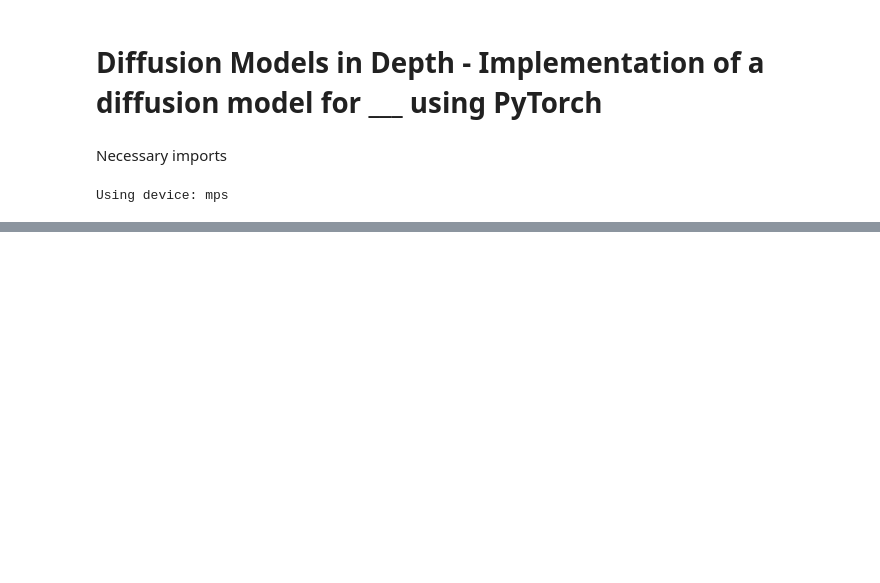
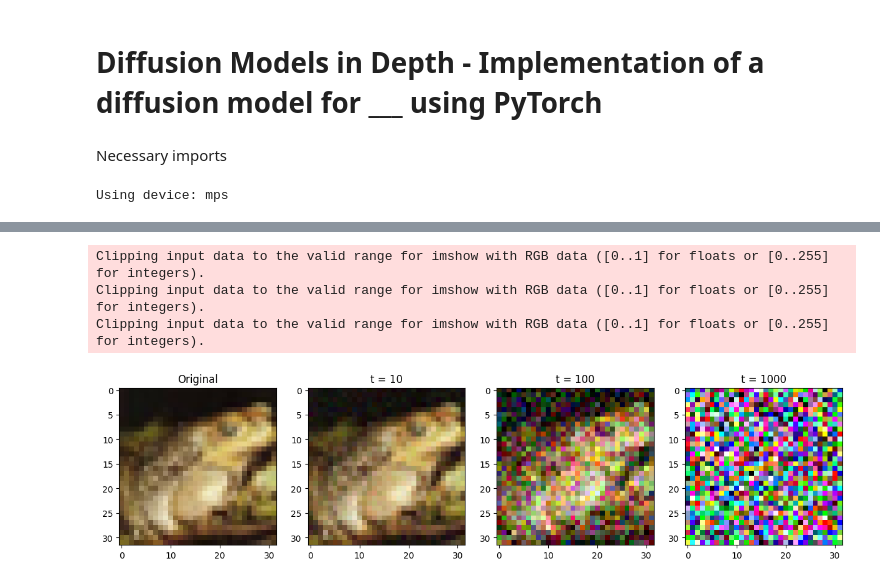
Before and after one commit to gregorysedykh/diffusion-models-in-depth, a Jupyter notebook: DMID.ipynb, the cells around one changed output, grey strips where cells are left out. Cells and saved outputs as stored; diff of their text form; code cells hidden in the pictures; blank space fills up the shorter version.

Commit message:
forward process essentials completed

```diff
--- a/DMID.ipynb
+++ b/DMID.ipynb
@@ -54,0 +63,49 @@ Clipping input data to the valid range for imshow with RGB data ([0..1] for floa
+# %%
+beta_linear_schedule = np.linspace(10**(-4), 0.02, 1000)
+
+def forward(x_0, beta_schedule, t):
+
+    # Compute the alpha schedule
+    alpha_schedule = 1 - beta_schedule
+    alpha_prod = np.cumprod(alpha_schedule)
+
+    # Convert the input to a 1D numpy array
+    x_0_copy = x_0.clone().numpy().flatten()
+
+    # Compute the mean and std
+    mean = np.sqrt(alpha_prod[t]) * x_0_copy
+    std = (1 - alpha_prod[t]) * np.eye(x_0.numpy().size)
+
+    # Sample from the multivariate normal distribution and return a tensor
+    x_t = torch.from_numpy(np.random.multivariate_normal(mean, std)).reshape(x_0.shape)
+
+    return x_t
+
+def show_forward_process(x_0, steps: list):
+
+    # Create a figure with subplots
+    fig, ax = plt.subplots(1, len(steps) + 1, figsize=(15, 5))
+
+    # Show the original image
+    ax[0].imshow((x_0[0].permute(1, 2, 0)) / 2 + 0.5)
+    ax[0].set_title("Original")
+
+    for i, t in enumerate(steps):
+        x_t = forward(x_0, beta_linear_schedule, t-1)
+        x_t = x_t[0].permute(1, 2, 0)
+        x_t = x_t / 2 + 0.5
+        ax[i + 1].imshow(x_t)
+        ax[i + 1].set_title(f"t = {t}")
+    plt.show()
+
+# Pick a random image from the dataset
+img = dataset[np.random.randint(0, len(dataset))][0]
+img = img.unsqueeze(0)
+
+# Show the forward process
+show_forward_process(img, [10, 100, 1000])
+# %% [output]
+Clipping input data to the valid range for imshow with RGB data ([0..1] for floats or [0..255] for integers).
+Clipping input data to the valid range for imshow with RGB data ([0..1] for floats or [0..255] for integers).
+Clipping input data to the valid range for imshow with RGB data ([0..1] for floats or [0..255] for integers).
+[figure, added]
```
Also changed, not shown: parts of 4 cells of this notebook, 6 other files.
